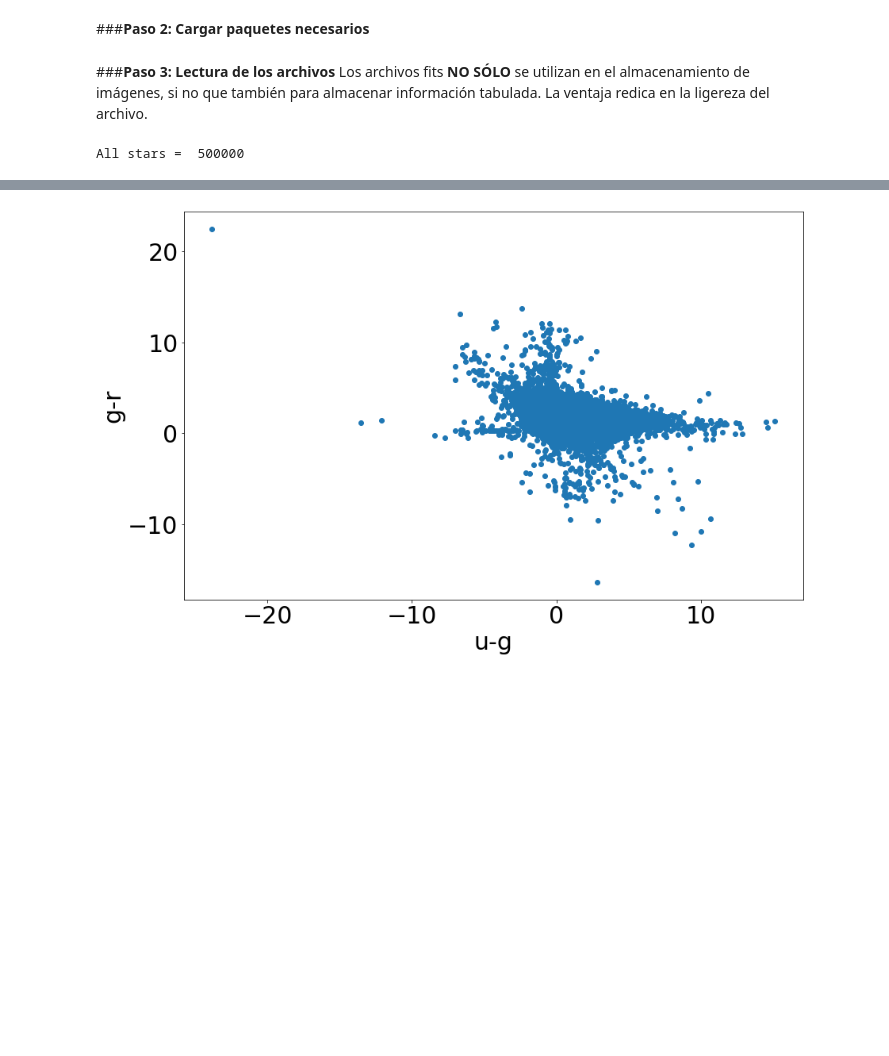
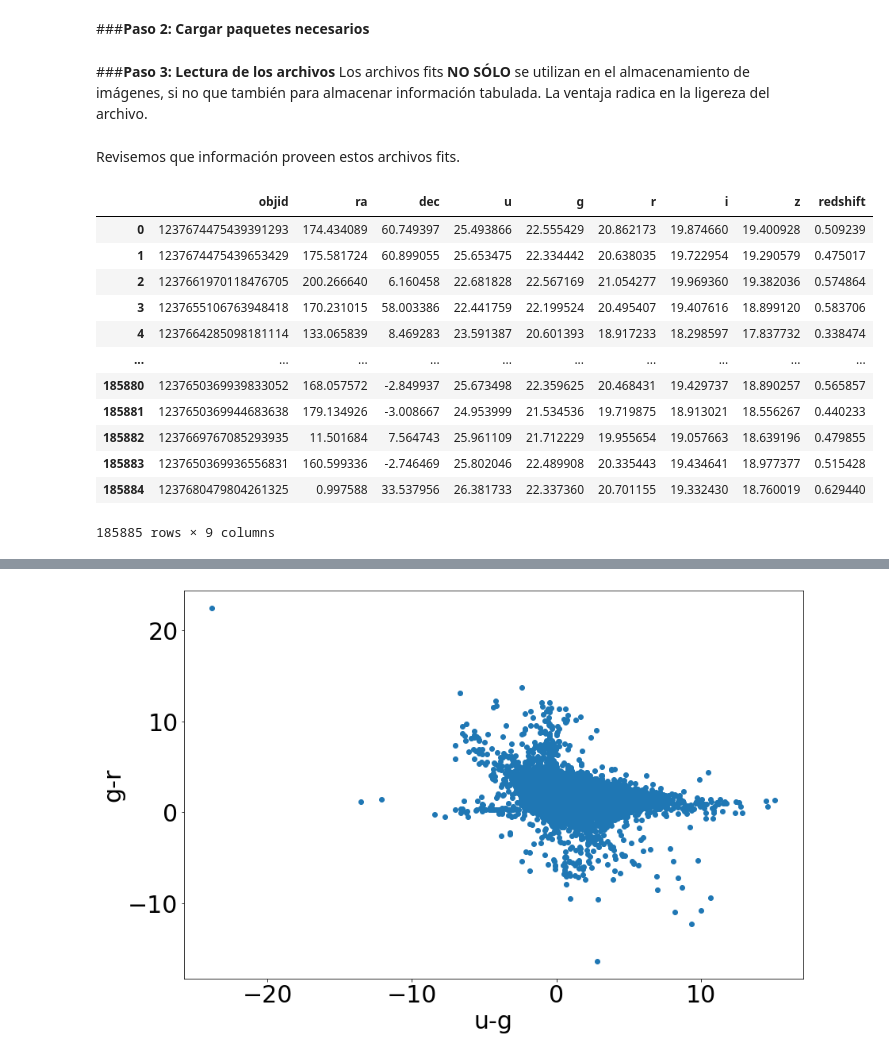
Before and after one commit to astrodatos/Clase4, a Jupyter notebook: Actividad_4_2020.ipynb, the cells around one changed output, grey strips where cells are left out. Drawn from its saved outputs; the diff is of its cells as text; code cells hidden in the pictures; blank space fills up the shorter version.

```diff
--- a/Actividad_4_2020.ipynb
+++ b/Actividad_4_2020.ipynb
@@ -45,12 +54,4 @@ from astropy.io import fits
 from astropy.table import Table
 # %% [markdown]
 ###**Paso 3: Lectura de los archivos**
-Los archivos fits **NO SÓLO** se utilizan en el almacenamiento de imágenes, si no que también para almacenar información tabulada. La ventaja redica en la ligereza del archivo.
+Los archivos fits **NO SÓLO** se utilizan en el almacenamiento de imágenes, si no que también para almacenar información tabulada. La ventaja radica en la ligereza del archivo.
-# %%
-enlace = '/content/drive/My Drive/galaxies_sdss.fits'
-dat = Table.read(enlace,format='fits')
-
-df = dat.to_pandas()
-print('All stars = ',len(df))
-# %% [output]
-All stars =  500000
@@ -59,0 +58,27 @@ df_new = df_new.reset_index(drop=True)
+# %%
+enlace1 = '/content/drive/My Drive/table1.fits'
+enlace2 = '/content/drive/My Drive/table1.fits'
+
+dat1 = Table.read(enlace1,format='fits')
+dat2 = Table.read(enlace2,format='fits')
+
+df1 = dat1.to_pandas()
+df2 = dat2.to_pandas()
+# %% [markdown]
+Revisemos que información proveen estos archivos fits.
+# %%
+df1
+# %% [output]
+|  | objid | ra | dec | u | g | r | i | z | redshift |
+| 0 | 1237674475439391293 | 174.434089 | 60.749397 | 25.493866 | 22.555429 | 20.862173 | 19.874660 | 19.400928 | 0.509239 |
+| 1 | 1237674475439653429 | 175.581724 | 60.899055 | 25.653475 | 22.334442 | 20.638035 | 19.722954 | 19.290579 | 0.475017 |
+| 2 | 1237661970118476705 | 200.266640 | 6.160458 | 22.681828 | 22.567169 | 21.054277 | 19.969360 | 19.382036 | 0.574864 |
+| 3 | 1237655106763948418 | 170.231015 | 58.003386 | 22.441759 | 22.199524 | 20.495407 | 19.407616 | 18.899120 | 0.583706 |
+| 4 | 1237664285098181114 | 133.065839 | 8.469283 | 23.591387 | 20.601393 | 18.917233 | 18.298597 | 17.837732 | 0.338474 |
+| ... | ... | ... | ... | ... | ... | ... | ... | ... | ... |
+| 185880 | 1237650369939833052 | 168.057572 | -2.849937 | 25.673498 | 22.359625 | 20.468431 | 19.429737 | 18.890257 | 0.565857 |
+| 185881 | 1237650369944683638 | 179.134926 | -3.008667 | 24.953999 | 21.534536 | 19.719875 | 18.913021 | 18.556267 | 0.440233 |
+| 185882 | 1237669767085293935 | 11.501684 | 7.564743 | 25.961109 | 21.712229 | 19.955654 | 19.057663 | 18.639196 | 0.479855 |
+| 185883 | 1237650369936556831 | 160.599336 | -2.746469 | 25.802046 | 22.489908 | 20.335443 | 19.434641 | 18.977377 | 0.515428 |
+| 185884 | 1237680479804261325 | 0.997588 | 33.537956 | 26.381733 | 22.337360 | 20.701155 | 19.332430 | 18.760019 | 0.629440 |
+185885 rows × 9 columns
```
Also changed, not shown: parts of 12 cells of this notebook.
